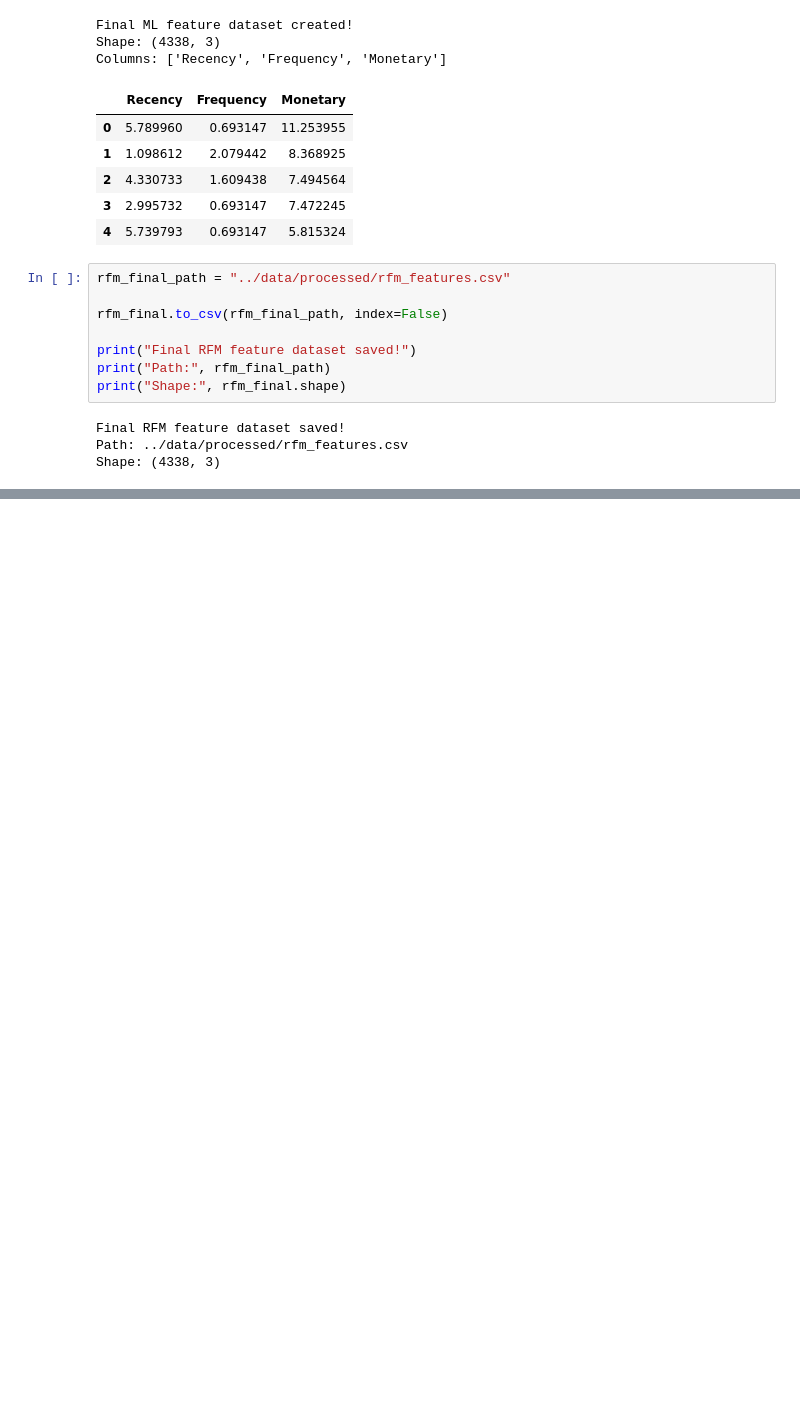
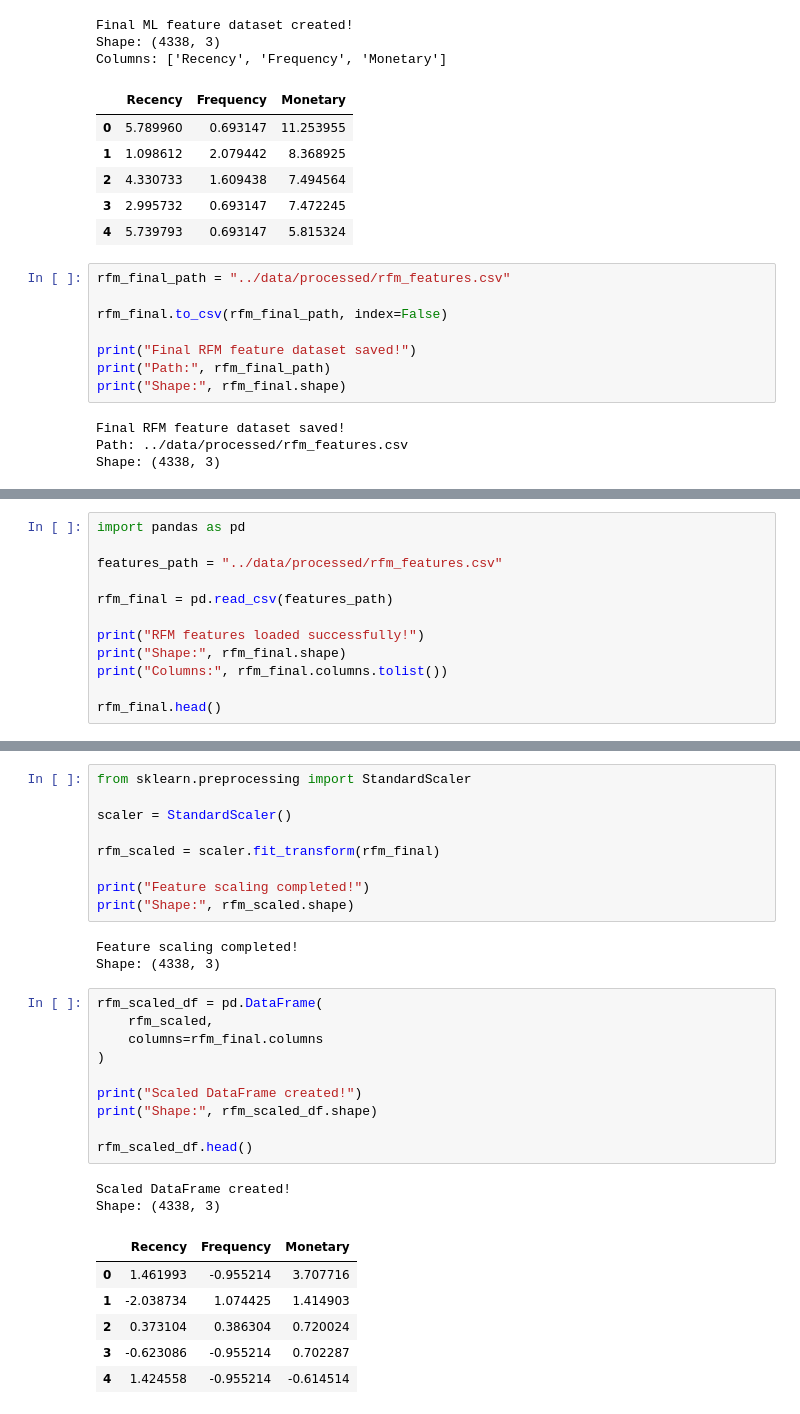
Before and after one commit to vanshika-2105/customer-segmentation-ml, a Jupyter notebook: notebooks/01_customer_segmentation_setup.ipynb, the cells around one changed output, grey strips where cells are left out. Cells and saved outputs as stored; diff of their text form; blank space fills up the shorter version.

Commit message:
feat: complete day 8 feature scaling

```diff
--- a/notebooks/01_customer_segmentation_setup.ipynb
+++ b/notebooks/01_customer_segmentation_setup.ipynb
@@ -931,0 +954,12 @@ Shape: (4338, 3)
+# %%
+import pandas as pd
+
+features_path = "../data/processed/rfm_features.csv"
+
+rfm_final = pd.read_csv(features_path)
+
+print("RFM features loaded successfully!")
+print("Shape:", rfm_final.shape)
+print("Columns:", rfm_final.columns.tolist())
+
+rfm_final.head()
@@ -931,0 +1009,31 @@ Shape: (4338, 3)
+# %%
+from sklearn.preprocessing import StandardScaler
+
+scaler = StandardScaler()
+
+rfm_scaled = scaler.fit_transform(rfm_final)
+
+print("Feature scaling completed!")
+print("Shape:", rfm_scaled.shape)
+# %% [output]
+Feature scaling completed!
+Shape: (4338, 3)
+# %%
+rfm_scaled_df = pd.DataFrame(
+    rfm_scaled,
+    columns=rfm_final.columns
+)
+
+print("Scaled DataFrame created!")
+print("Shape:", rfm_scaled_df.shape)
+
+rfm_scaled_df.head()
+# %% [output]
+Scaled DataFrame created!
+Shape: (4338, 3)
+|  | Recency | Frequency | Monetary |
+| 0 | 1.461993 | -0.955214 | 3.707716 |
+| 1 | -2.038734 | 1.074425 | 1.414903 |
+| 2 | 0.373104 | 0.386304 | 0.720024 |
+| 3 | -0.623086 | -0.955214 | 0.702287 |
+| 4 | 1.424558 | -0.955214 | -0.614514 |
```
Also changed, not shown: parts of 7 cells of this notebook, 1 other file.
